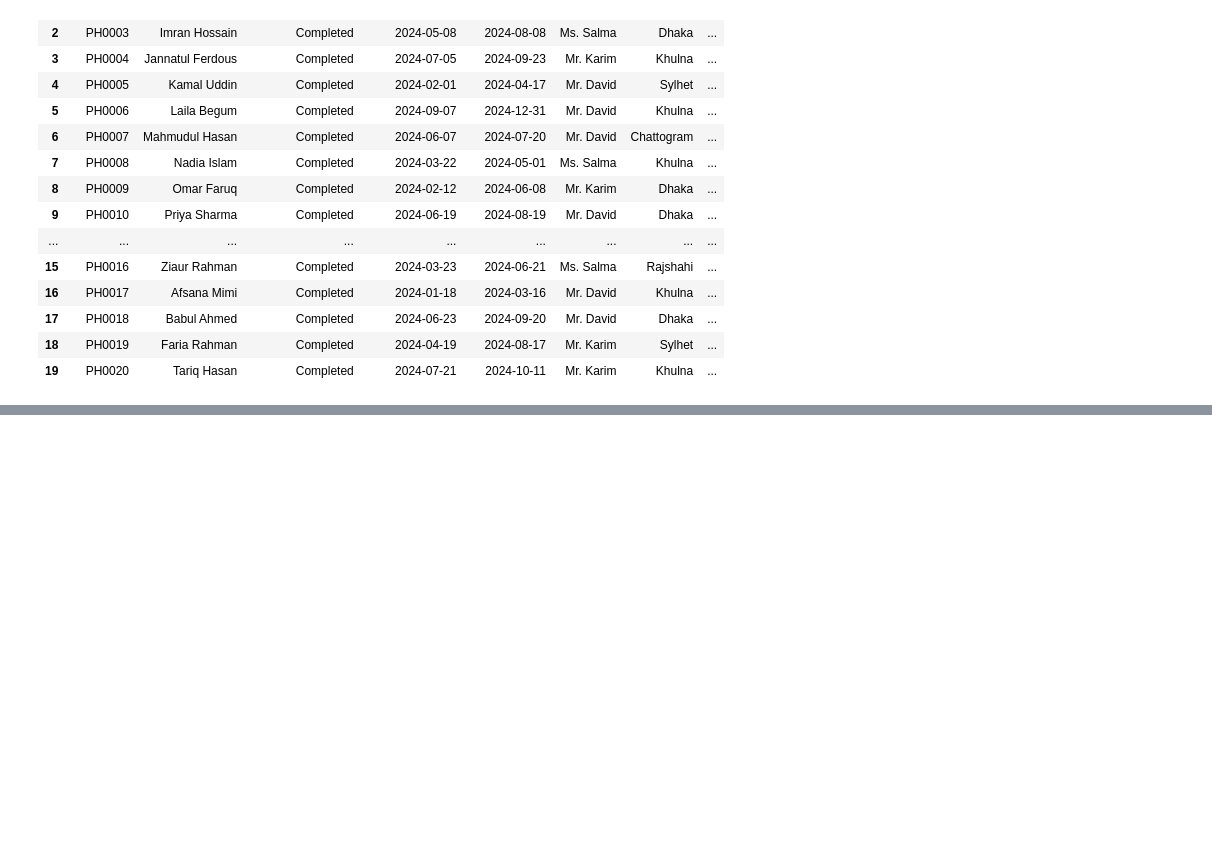
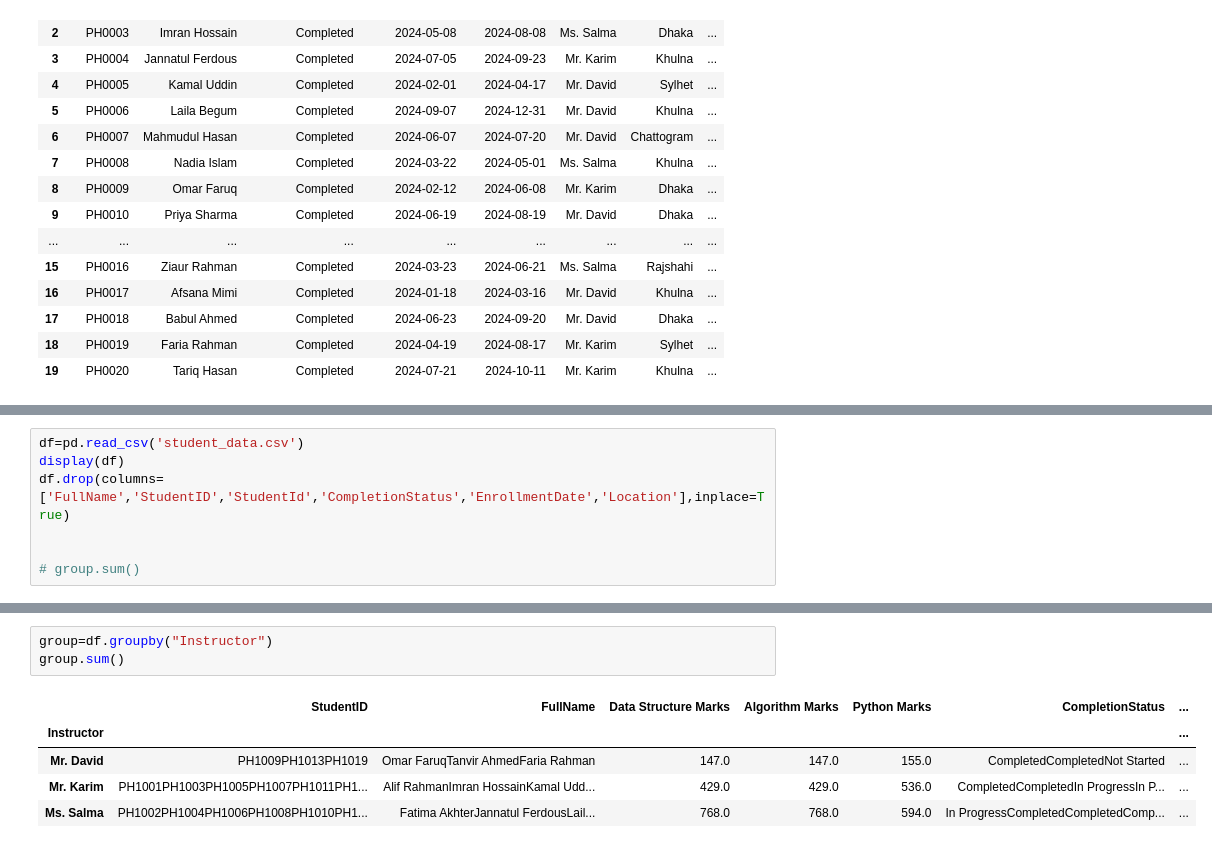
Before and after one commit to shahbaz-kamal/machine_learning, a Jupyter notebook: 14-data-analysis-with-pandas-2/m_14.ipynb, the cells around one changed output, grey strips where cells are left out. Saved outputs shown, nothing was run; the diff lists cells and outputs as text; blank space fills up the shorter version.

```diff
--- a/14-data-analysis-with-pandas-2/m_14.ipynb
+++ b/14-data-analysis-with-pandas-2/m_14.ipynb
@@ -788,0 +791,7 @@ df
+# %%
+df=pd.read_csv('student_data.csv')
+display(df)
+df.drop(columns=['FullName','StudentID','StudentId','CompletionStatus','EnrollmentDate','Location'],inplace=True)
+
+
+# group.sum()
@@ -788,0 +837,9 @@ df
+# %%
+group=df.groupby("Instructor")
+group.sum()
+# %% [output]
+|  | StudentID | FullName | Data Structure Marks | Algorithm Marks | Python Marks | CompletionStatus | ... |
+| Instructor |  |  |  |  |  |  | ... |
+| Mr. David | PH1009PH1013PH1019 | Omar FaruqTanvir AhmedFaria Rahman | 147.0 | 147.0 | 155.0 | CompletedCompletedNot Started | ... |
+| Mr. Karim | PH1001PH1003PH1005PH1007PH1011PH1... | Alif RahmanImran HossainKamal Udd... | 429.0 | 429.0 | 536.0 | CompletedCompletedIn ProgressIn P... | ... |
+| Ms. Salma | PH1002PH1004PH1006PH1008PH1010PH1... | Fatima AkhterJannatul FerdousLail... | 768.0 | 768.0 | 594.0 | In ProgressCompletedCompletedComp... | ... |
```
Also changed, not shown: parts of 5 cells of this notebook, 3 other files.
